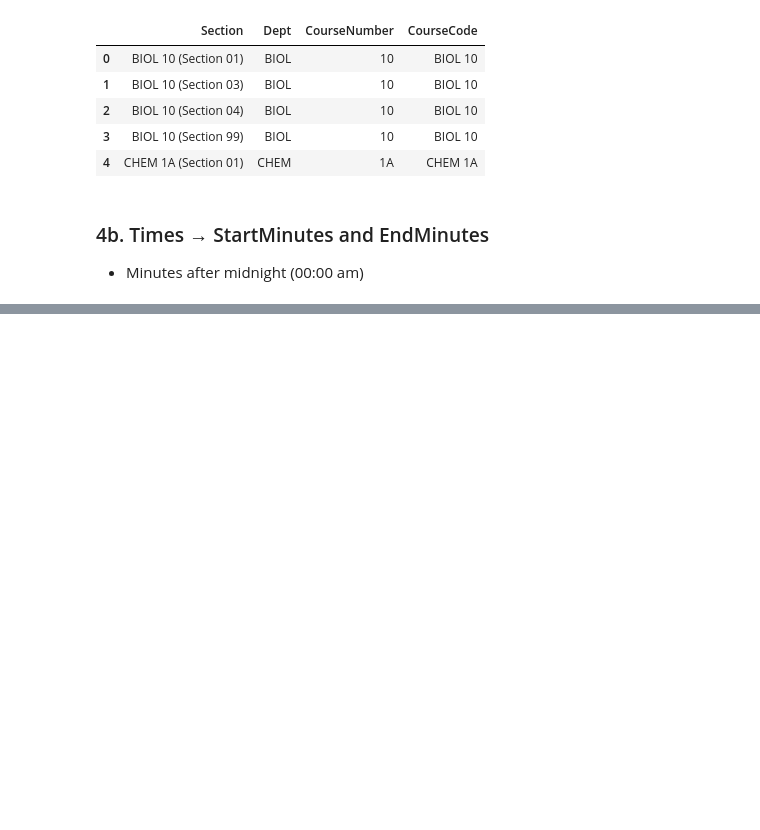
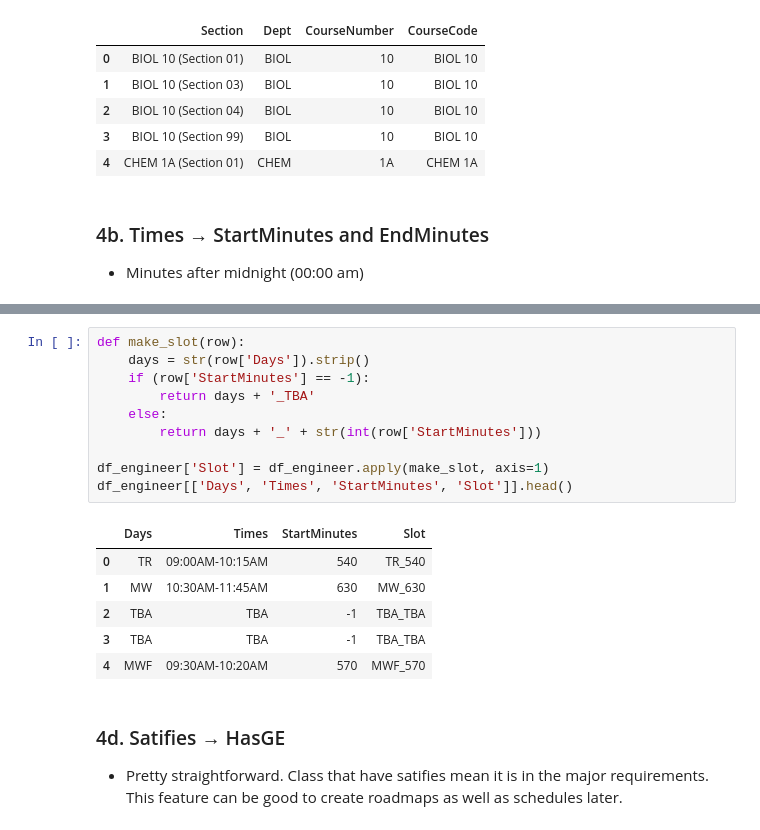
Before and after one commit to 7HE-LUCKY-FISH/major_map, a Jupyter notebook: notebooks/Major_Map_Hoang_Nguyen.ipynb, the cells around one changed output, grey strips where cells are left out. Cells and saved outputs as stored; diff of their text form; blank space fills up the shorter version.

```diff
--- a/notebooks/Major_Map_Hoang_Nguyen.ipynb
+++ b/notebooks/Major_Map_Hoang_Nguyen.ipynb
@@ -558,0 +564,21 @@ ValueError: time data "08:45" doesn't match format "%I:%M%p", at position 0. You
+# %%
+def make_slot(row):
+    days = str(row['Days']).strip()
+    if (row['StartMinutes'] == -1):
+        return days + '_TBA'
+    else:
+        return days + '_' + str(int(row['StartMinutes']))
+
+df_engineer['Slot'] = df_engineer.apply(make_slot, axis=1)
+df_engineer[['Days', 'Times', 'StartMinutes', 'Slot']].head()
+# %% [output]
+|  | Days | Times | StartMinutes | Slot |
+| 0 | TR | 09:00AM-10:15AM | 540 | TR_540 |
+| 1 | MW | 10:30AM-11:45AM | 630 | MW_630 |
+| 2 | TBA | TBA | -1 | TBA_TBA |
+| 3 | TBA | TBA | -1 | TBA_TBA |
+| 4 | MWF | 09:30AM-10:20AM | 570 | MWF_570 |
+# %% [markdown]
+### 4d. Satifies → HasGE
+
+* Pretty straightforward. Class that have satifies mean it is in the major requirements. This feature can be good to create roadmaps as well as schedules later.
```
Also changed, not shown: parts of 28 cells of this notebook.
